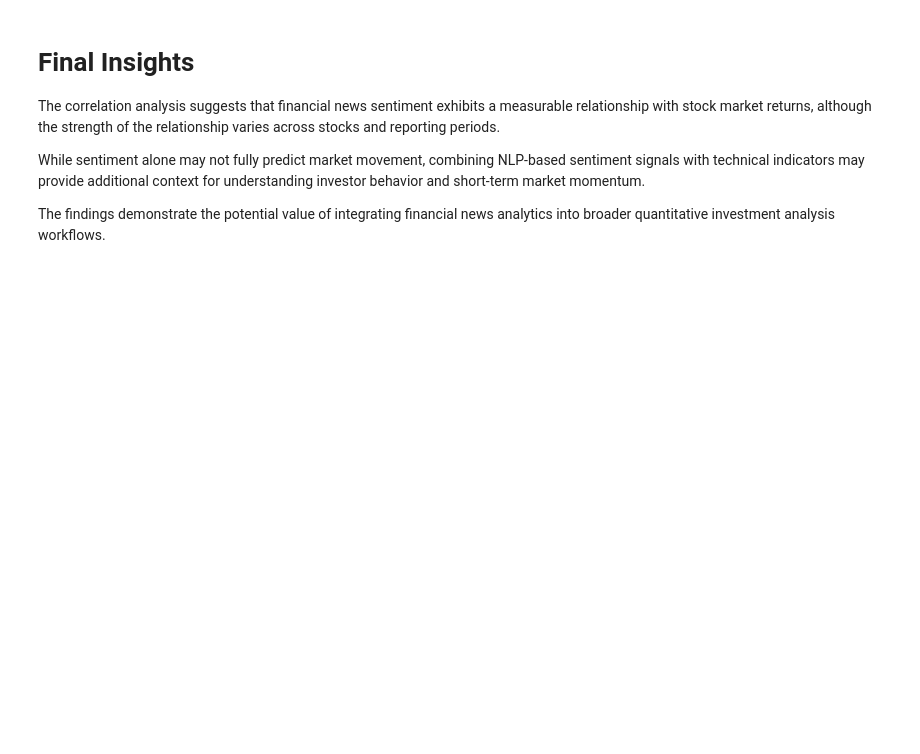
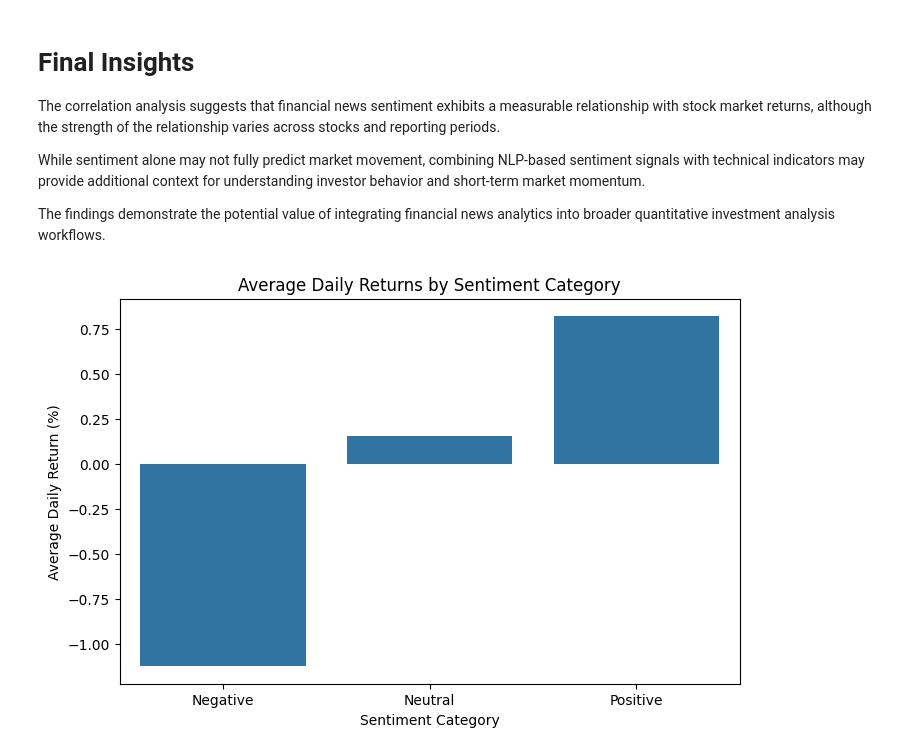
Before and after one commit to Viv-la/news-sentiment-analysis, a Jupyter notebook: notebooks/sentiment_stock_correlation.ipynb, the cells around one changed output. Cells and saved outputs as stored; diff of their text form; code cells hidden in the pictures; blank space fills up the shorter version.

Commit message:
feat: add sentiment category return analysis

```diff
--- a/notebooks/sentiment_stock_correlation.ipynb
+++ b/notebooks/sentiment_stock_correlation.ipynb
@@ -163,3 +163,29 @@ The correlation analysis suggests that financial news sentiment exhibits a measu
 While sentiment alone may not fully predict market movement, combining NLP-based sentiment signals with technical indicators may provide additional context for understanding investor behavior and short-term market momentum.
 
 The findings demonstrate the potential value of integrating financial news analytics into broader quantitative investment analysis workflows.
+# %%
+merged_df["sentiment_category"] = pd.cut(
+    merged_df["sentiment_score"],
+    bins=[-1, -0.05, 0.05, 1],
+    labels=["Negative", "Neutral", "Positive"]
+)
+
+category_returns = (
+    merged_df.groupby("sentiment_category")["Daily_Return"]
+    .mean()
+)
+
+plt.figure(figsize=(8,5))
+
+sns.barplot(
+    x=category_returns.index,
+    y=category_returns.values
+)
+
+plt.title("Average Daily Returns by Sentiment Category")
+plt.xlabel("Sentiment Category")
+plt.ylabel("Average Daily Return (%)")
+
+plt.show()
+# %% [output]
+[figure, added]
```
